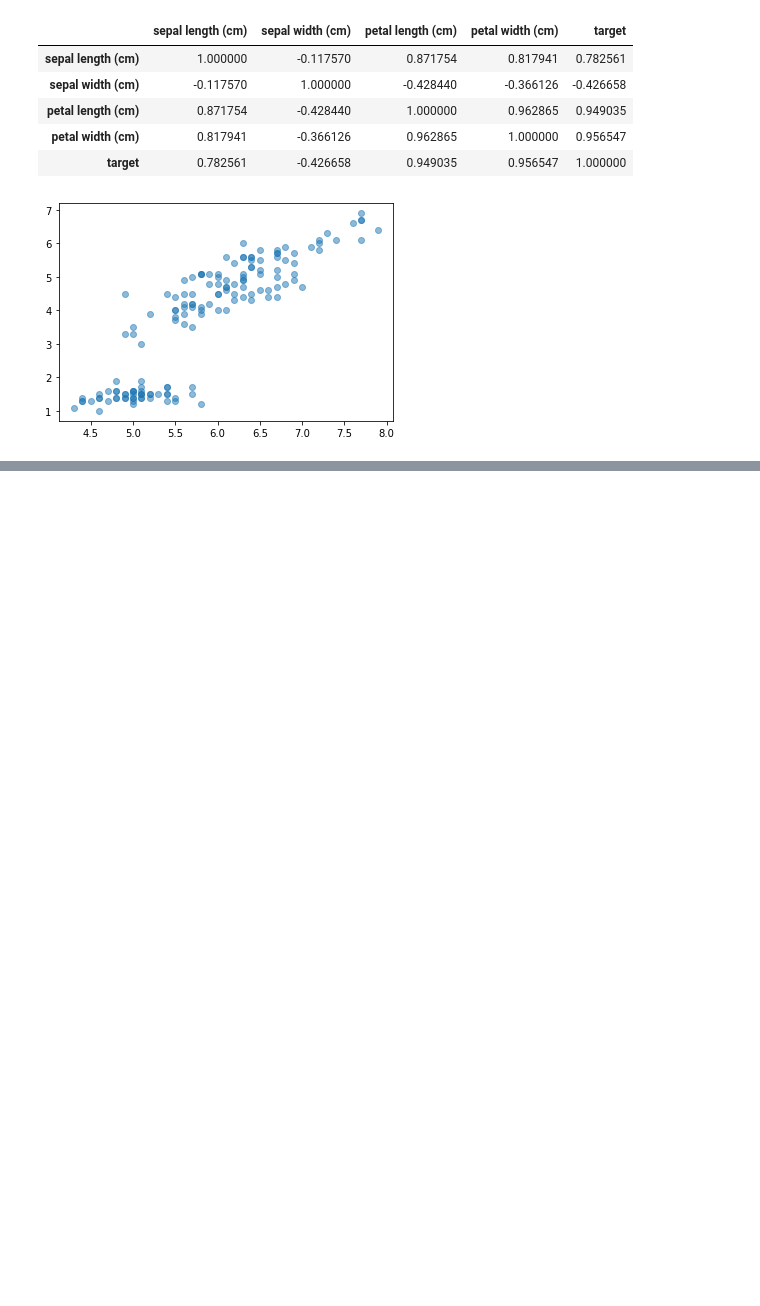
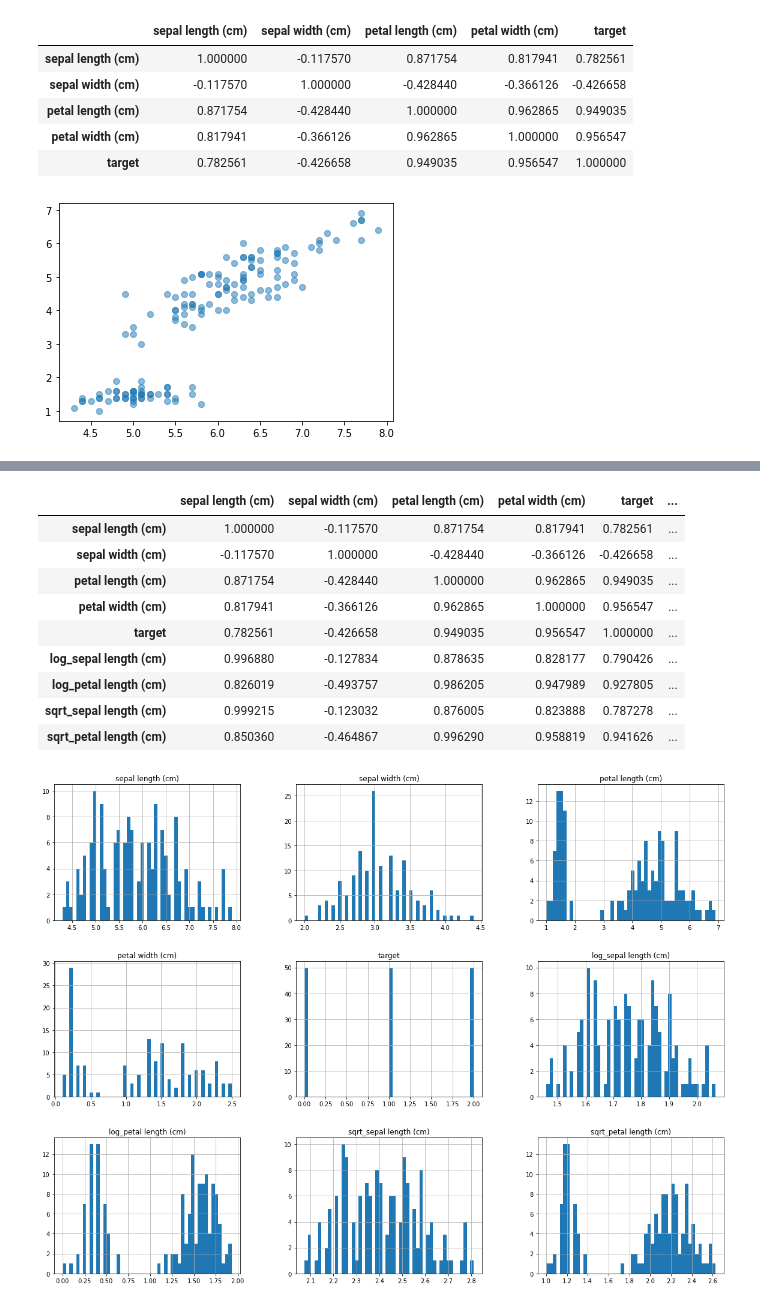
Before and after one commit to iamkijun/TIL, a Jupyter notebook: Bigdata/02_dataCleansing.ipynb, the cells around one changed output, grey strips where cells are left out. Cells and saved outputs as stored; diff of their text form; code cells hidden in the pictures; blank space fills up the shorter version.

```diff
--- a/Bigdata/02_dataCleansing.ipynb
+++ b/Bigdata/02_dataCleansing.ipynb
@@ -203,0 +240,4 @@ plt.show()
+# %%
+data['sqrt_sepal length (cm)'] = np.sqrt(data['sepal length (cm)'])
+data['sqrt_petal length (cm)'] = np.sqrt(data['petal length (cm)'])
+data.head()
@@ -203,0 +251,15 @@ plt.show()
+# %%
+data.hist(bins=50, figsize=(20,15))
+data.corr()
+# %% [output]
+|  | sepal length (cm) | sepal width (cm) | petal length (cm) | petal width (cm) | target | ... |
+| sepal length (cm) | 1.000000 | -0.117570 | 0.871754 | 0.817941 | 0.782561 | ... |
+| sepal width (cm) | -0.117570 | 1.000000 | -0.428440 | -0.366126 | -0.426658 | ... |
+| petal length (cm) | 0.871754 | -0.428440 | 1.000000 | 0.962865 | 0.949035 | ... |
+| petal width (cm) | 0.817941 | -0.366126 | 0.962865 | 1.000000 | 0.956547 | ... |
+| target | 0.782561 | -0.426658 | 0.949035 | 0.956547 | 1.000000 | ... |
+| log_sepal length (cm) | 0.996880 | -0.127834 | 0.878635 | 0.828177 | 0.790426 | ... |
+| log_petal length (cm) | 0.826019 | -0.493757 | 0.986205 | 0.947989 | 0.927805 | ... |
+| sqrt_sepal length (cm) | 0.999215 | -0.123032 | 0.876005 | 0.823888 | 0.787278 | ... |
+| sqrt_petal length (cm) | 0.850360 | -0.464867 | 0.996290 | 0.958819 | 0.941626 | ... |
+[figure, added]
```
Also changed, not shown: parts of 4 cells of this notebook, 1 other file.
